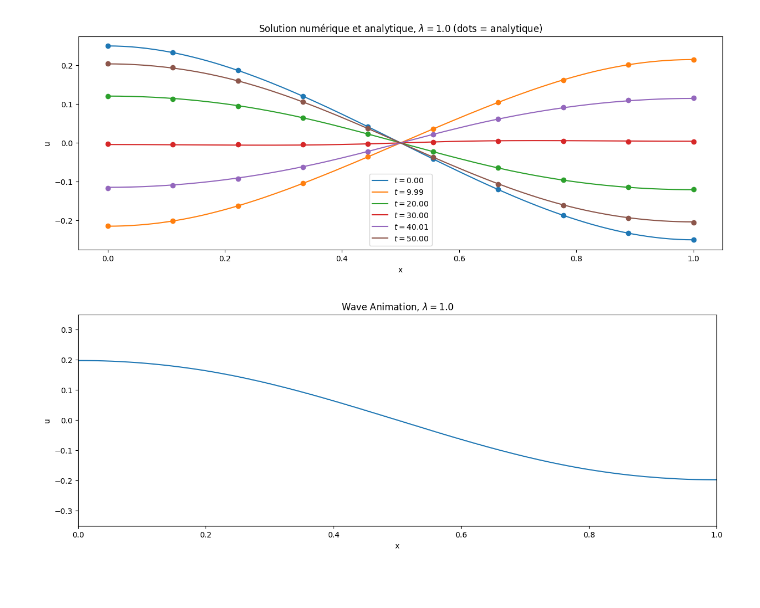
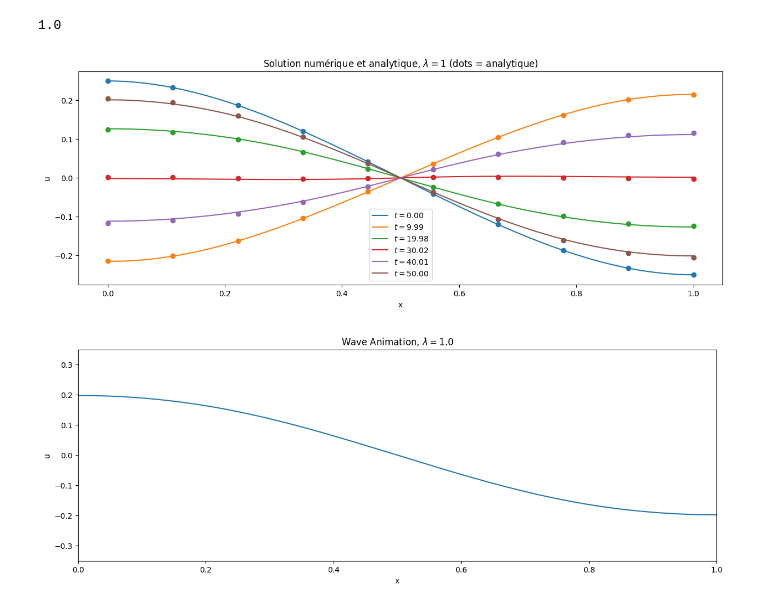
Before and after one commit to sablonl/LPHYS1303-Notebooks, a Jupyter notebook: Wave_DF.ipynb, the cells around one changed output. Saved outputs shown, nothing was run; the diff lists cells and outputs as text; code cells hidden in the pictures.

```diff
--- a/Wave_DF.ipynb
+++ b/Wave_DF.ipynb
@@ -53,46 +53,47 @@ def u_exact(t_vec):
 
     return x, u
 # %%
-N = 150
+N = 75
 t_max = 50.0
 
 x = np.linspace(0, 1, N+2) # on s'assure que les points de bord sont inclus
 dx = x[1] - x[0]
 
 # Condition CFL de stabilité : lmb <= 1.0
-lmb = 1.0
+lmb = 1 # Il y a peu de même avec 0.01 dispersion car le problème est stable et que les condition de Neumann sont "correctrices"
 c = np.sqrt(1.0/10.0)
 dt = lmb * dx / c
 
 u0_vec = (x-1.5)* x**2 + 0.25
 
 D = np.zeros((N+2, N+2))
 for i in range(1, N+1):
     D[i, i-1] = 1.0
     D[i, i] = -2.0
     D[i, i+1] = 1.0
 
 t, u_num = centered_diff(x, t_max, dt, u0_vec, D, c)
 x_analytic, u_analytic = u_exact(t)
 
 fig, ax = plt.subplots(figsize=(15, 5))
 
 t_sol = [0.0, 10.0, 20.0, 30.0, 40.0, 50]
 
 # ax.plot(x, u0_vec, 'k--', label="Conition initiale")
 for (i, t_val) in enumerate(t_sol):
     # On cherche l'indice le plus proche
     n = np.argmin(np.abs(t-t_val))
     ax.plot(x, u_num[n, :], label=f"$t = {t[n]:.2f}$", color = f'C{i}')
     ax.plot(x_analytic, u_analytic[n, :], 'o', color = f'C{i}')
 
 ax.set_xlabel("x")
 ax.set_ylabel("u")
 ax.set_title(f"Solution numérique et analytique, $\lambda={lmb}$ (dots = analytique)")
 ax.legend()
 plt.show()
 # %% [output]
+1.0
-[figure, old version]
+[figure, new version]
 # %%
 # Création d'un GIF
 from matplotlib.animation import FuncAnimation
```
